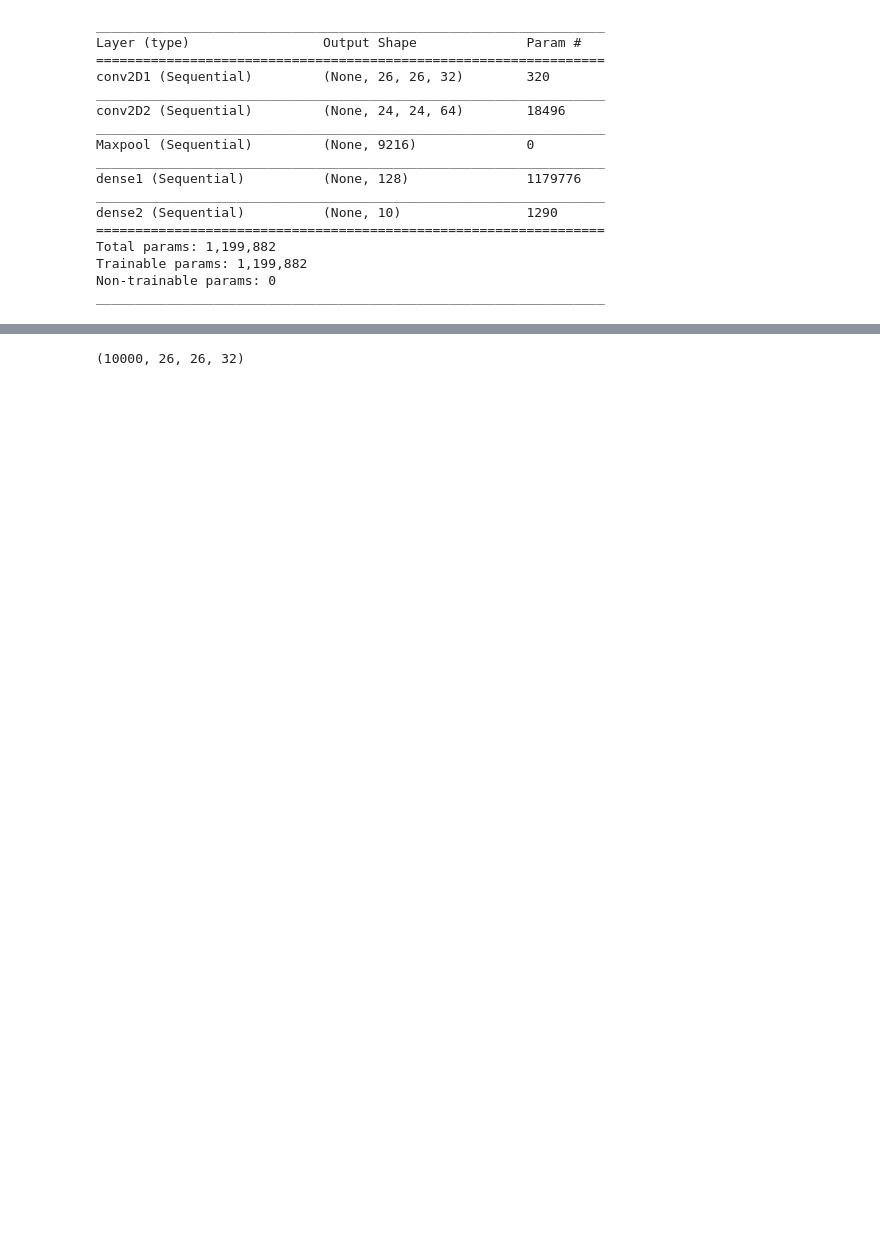
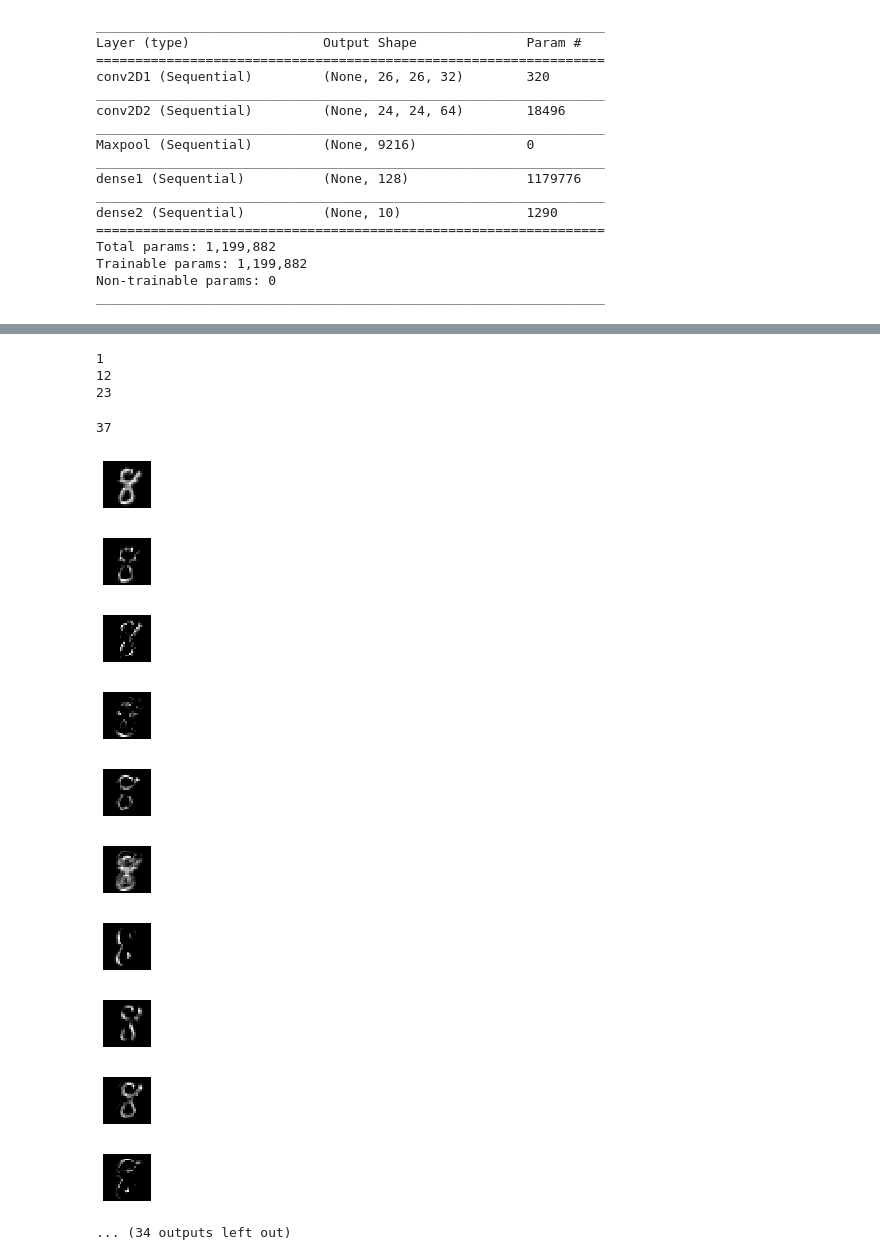
Before and after one commit to rgear/projet_BE, a Jupyter notebook: Mnist_intermediaire.ipynb, the cells around one changed output, grey strips where cells are left out. Cells and saved outputs as stored; diff of their text form; code cells hidden in the pictures; blank space fills up the shorter version.

```diff
--- a/Mnist_intermediaire.ipynb
+++ b/Mnist_intermediaire.ipynb
@@ -315,4 +259,0 @@ for i in range(32):
-# %%
-np.shape(Conv2D_1_imgs)
-# %% [output]
-(10000, 26, 26, 32)
@@ -329,3 +268,55 @@ def selection_4(img) : # img correspond a l ensemble des sortie pour UNE SEULE i
                     # est activé ou non
     filtre_actif = img[npl.norm(img) > m]
     return filtre_actif
+# %%
+import numpy.linalg as npl
+
+def selection_4(img) :
+    shape = np.shape(img)[2]
+    m = 0
+    vect_norm = np.zeros(shape)
+    filtre_actif = []
+    for i in range(shape) :
+        vect_norm[i] = npl.norm(img[:,:,i])
+        m = m + vect_norm[i]
+    m = m/shape
+
+    for i in range(shape) :
+        if vect_norm[i]>m :
+            filtre_actif += [i]
+    filtre_actif = np.array(filtre_actif)
+    return filtre_actif
+
+def Affichage_select_4 (imgs,n) :
+    # n represente le nombre d'image que l'on décide de traiter
+    # imgs reprensente les sorties intermédiaires d'une couche
+
+    for i in range(n):
+        index_active_filter = selection_4(imgs[i,:,:,:])
+        m = len(index_active_filter)
+        k = i*m +1
+        print(k)
+        for j in filtre_actif :
+            fig = plt.figure(figsize=(20, 4))
+            ax = fig.add_subplot(n,m,k) # Paramètres d'affichage ne sont pas bons
+            ax.imshow(imgs[i,:,:,j])
+            ax.get_xaxis().set_visible(False)
+            ax.get_yaxis().set_visible(False)
+# %%
+Affichage_select_4(Conv2D_1_imgs,4)
+# %% [output]
+1
+12
+23
+37
+[figure, added]
+[figure, added]
+[figure, added]
+[figure, added]
+[figure, added]
+[figure, added]
+[figure, added]
+[figure, added]
+[figure, added]
+[figure, added]
+... (34 outputs left out)
```
Also changed, not shown: parts of 21 cells of this notebook.
